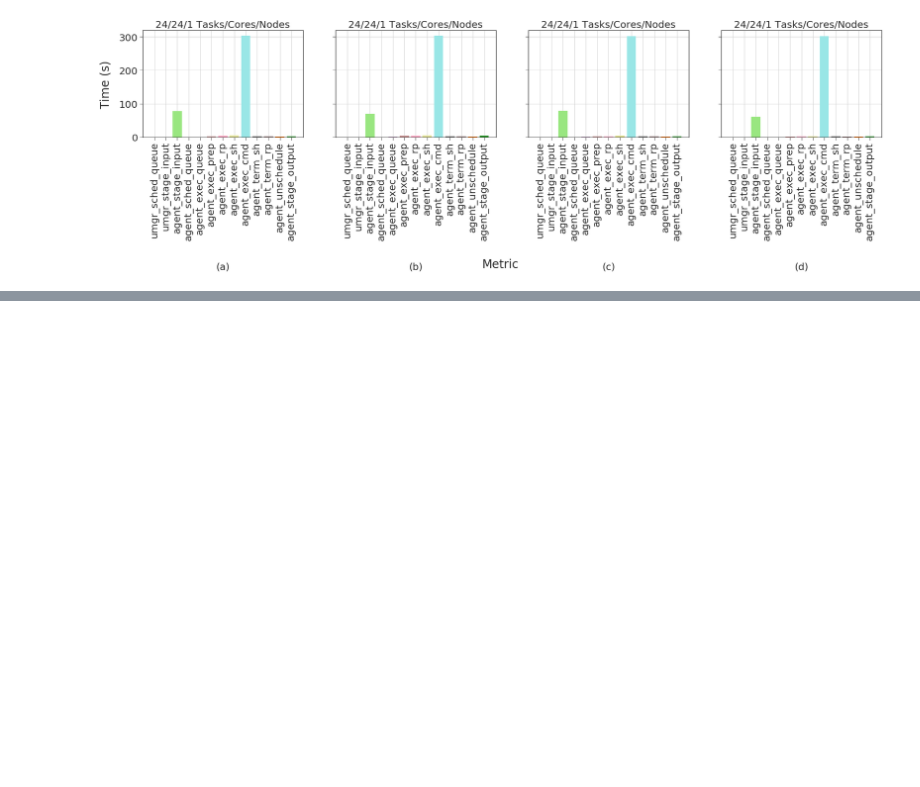
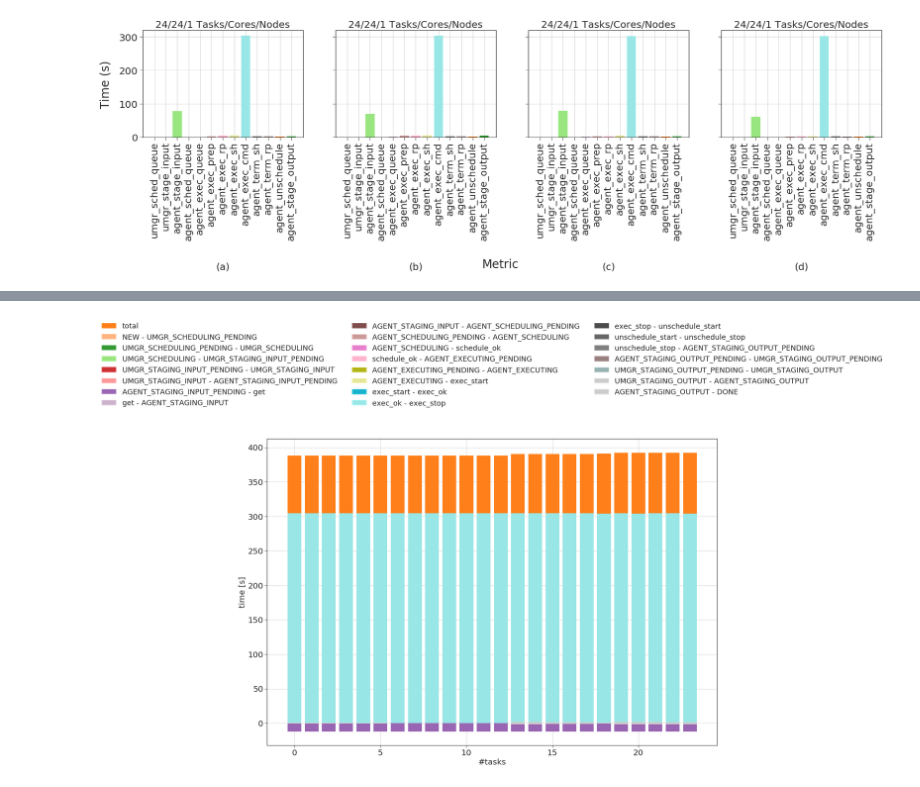
Before and after one commit to AymenFJA/Parsl-RP, a Jupyter notebook: comet-test/Notebook/RP-PARSL.ipynb, the cells around one changed output, grey strips where cells are left out. Cells and saved outputs as stored; diff of their text form; code cells hidden in the pictures; blank space fills up the shorter version.

```diff
--- a/comet-test/Notebook/RP-PARSL.ipynb
+++ b/comet-test/Notebook/RP-PARSL.ipynb
@@ -412,0 +327,88 @@ Text(0.5, -0.8, 'Metric')
+# %%
+event_list   = \
+    [
+     {ru.STATE: 'NEW'                          , ru.EVENT: 'state'           },
+     {ru.STATE: 'UMGR_SCHEDULING_PENDING'      , ru.EVENT: 'state'           },
+     {ru.STATE: 'UMGR_SCHEDULING'              , ru.EVENT: 'state'           },
+     {ru.STATE: 'UMGR_STAGING_INPUT_PENDING'   , ru.EVENT: 'state'           },
+     {ru.STATE: 'UMGR_STAGING_INPUT'           , ru.EVENT: 'state'           },
+     {ru.STATE: 'AGENT_STAGING_INPUT_PENDING'  , ru.EVENT: 'state'           },
+     {ru.STATE: None                           , ru.EVENT: 'get'             },
+     {ru.STATE: 'AGENT_STAGING_INPUT'          , ru.EVENT: 'state'           },
+     {ru.STATE: 'AGENT_SCHEDULING_PENDING'     , ru.EVENT: 'state'           },
+     {ru.STATE: 'AGENT_SCHEDULING'             , ru.EVENT: 'state'           },
+     {ru.STATE: None                           , ru.EVENT: 'schedule_ok'     },
+     {ru.STATE: 'AGENT_EXECUTING_PENDING'      , ru.EVENT: 'state'           },
+     {ru.STATE: 'AGENT_EXECUTING'              , ru.EVENT: 'state'           },
+     {ru.STATE: None                           , ru.EVENT: 'exec_start'      },
+     {ru.STATE: None                           , ru.EVENT: 'exec_ok'         },
+     {ru.STATE: None                           , ru.EVENT: 'exec_stop'       },
+     {ru.STATE: None                           , ru.EVENT: 'unschedule_start'},
+     {ru.STATE: None                           , ru.EVENT: 'unschedule_stop' },
+     {ru.STATE: 'AGENT_STAGING_OUTPUT_PENDING' , ru.EVENT: 'state'           },
+     {ru.STATE: 'UMGR_STAGING_OUTPUT_PENDING'  , ru.EVENT: 'state'           },
+     {ru.STATE: 'UMGR_STAGING_OUTPUT'          , ru.EVENT: 'state'           },
+     {ru.STATE: 'AGENT_STAGING_OUTPUT'         , ru.EVENT: 'state'           },
+     {ru.STATE: 'DONE'                         , ru.EVENT: 'state'           },
+    ]
+
+def ppheader(message):
+    separator = '\n' + 78 * '-' + '\n'
+    print(separator + message + separator)
+
+loc = [dI for dI in os.listdir('../RP/sessions/') if os.path.isdir(os.path.join('../RP/sessions/',dI))]
+
+src = os.path.dirname(loc[1])
+sid = os.path.basename(loc[1])
+session = ra.Session(sid=sid, stype='radical.pilot', src=os.path.join('../RP/sessions/',loc[1]))
+session.filter(etype='unit', inplace=True)
+
+print('#entities: %d' % len(session.get()))
+
+data = dict()
+for thing in session.get():
+
+    tstamps = list()
+
+    for event in event_list:
+        times = thing.timestamps(event=event)
+        if times: tstamps.append(times[0])
+        else    : tstamps.append(np.nan)
+
+    data[thing.uid] = tstamps
+
+# We sort the entities by the timestamp of the first event
+# We also derive the durations, first the individual contributions, then the
+# overall duration.
+# timestamp in the list
+sorted_things = sorted(list(data.items()), key=lambda e: e[1][0])
+sorted_data   = list()
+index         = 0
+for uid,tstamps in sorted_things:
+
+    durations = list()
+    durations.append(tstamps[-1] - tstamps[0])  # global duration
+    for i in range(len(tstamps) - 1):
+        durations.append(tstamps[i + 1] - tstamps[i])
+
+    # create plottable data
+    sorted_data.append([index] + durations)
+    index += 1
+
+# create a numpyarray for plotting
+np_data = np.array(sorted_data)
+# print np_data
+
+plt.figure(figsize=(20,14))
+plt.ylabel('time [s]')
+plt.xlabel('#tasks')
+for e_idx in range(len(event_list)):
+    if e_idx == 0:
+        label = 'total'
+    else:
+        label = '%s - %s' % (ru.event_to_label(event_list[e_idx - 1]),
+                             ru.event_to_label(event_list[e_idx]))
+    plt.bar(np_data[:,0], np_data[:,(1 + e_idx)], label=label, color = tableau20[e_idx+2])
+plt.grid()
+plt.legend(loc='upper center', bbox_to_anchor=(0.5, 1.4),ncol=3, fancybox=True)
+# %% [output]
@@ -412,0 +418 @@ Text(0.5, -0.8, 'Metric')
+[figure, added]
```
Also changed, not shown: parts of 5 cells of this notebook, 1 other file.
